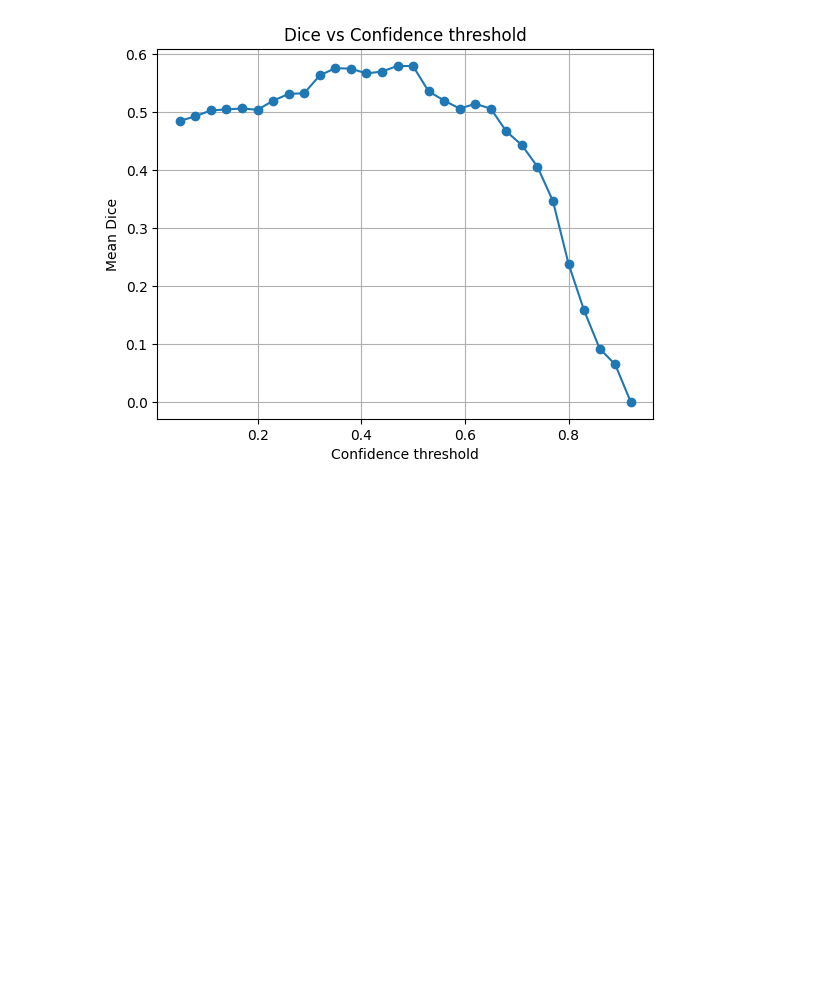
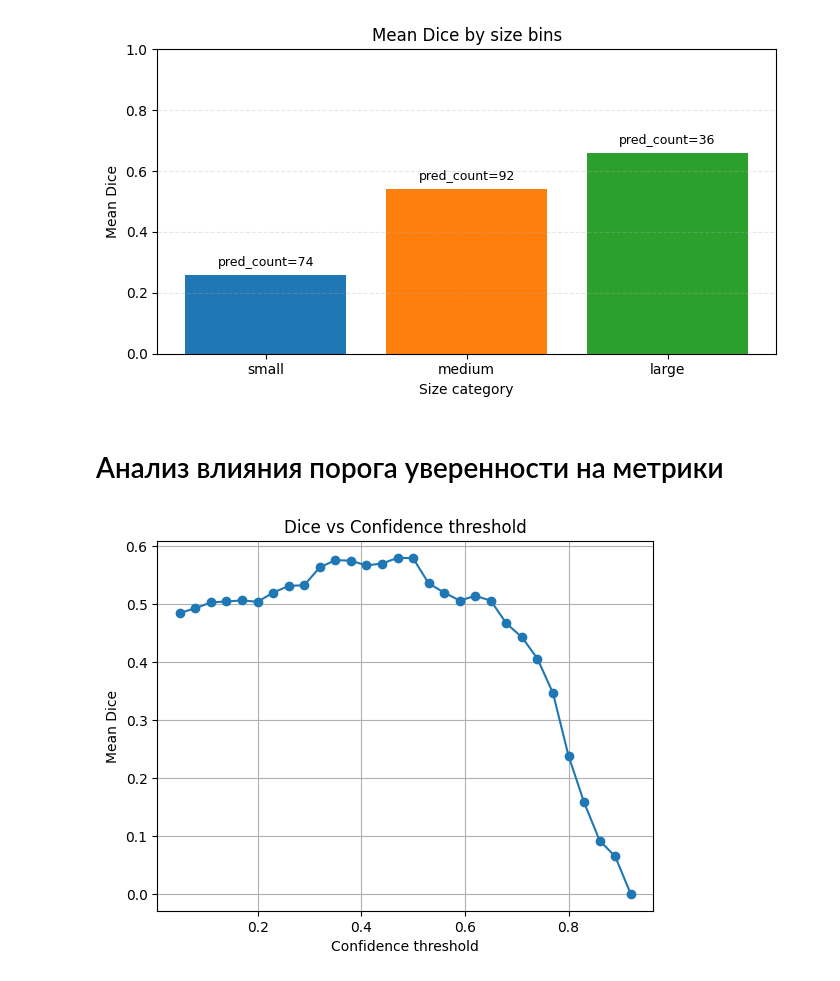
Before and after one commit to DaHL-gh/computer-vision, a Jupyter notebook: lab4/lab4.ipynb, the cells around one changed output. Cells and saved outputs as stored; diff of their text form; code cells hidden in the pictures; blank space fills up the shorter version.

```diff
--- a/lab4/lab4.ipynb
+++ b/lab4/lab4.ipynb
@@ -199,0 +260,22 @@ val_dataset = CraterDataset(DATA_DIR / "valid")
+# %%
+means = [float(np.mean(size_dices[c])) if len(size_dices[c])>0 else float("nan") for c in categories]
+labels_counts = [size_counts[c] for c in categories]
+
+
+plt.figure(figsize=(7,4))
+cmap = plt.get_cmap("tab10")
+colors = [cmap(i % 10) for i in range(len(categories))]
+bars = plt.bar(categories, means, color=colors)
+plt.ylim(0, 1)
+plt.title("Mean Dice by size bins")
+plt.ylabel("Mean Dice")
+plt.xlabel("Size category")
+for bar, pred_count in zip(bars, labels_counts):
+    plt.text(bar.get_x() + bar.get_width()/2, bar.get_height() + 0.02, f"pred_count={pred_count}", ha="center", va="bottom", fontsize=9)
+plt.grid(axis="y", linestyle="--", alpha=0.3)
+plt.tight_layout()
+plt.show()
+# %% [output]
+[figure, added]
+# %% [markdown]
+# Анализ влияния порога уверенности на метрики
```
Also changed, not shown: parts of 17 cells of this notebook.
